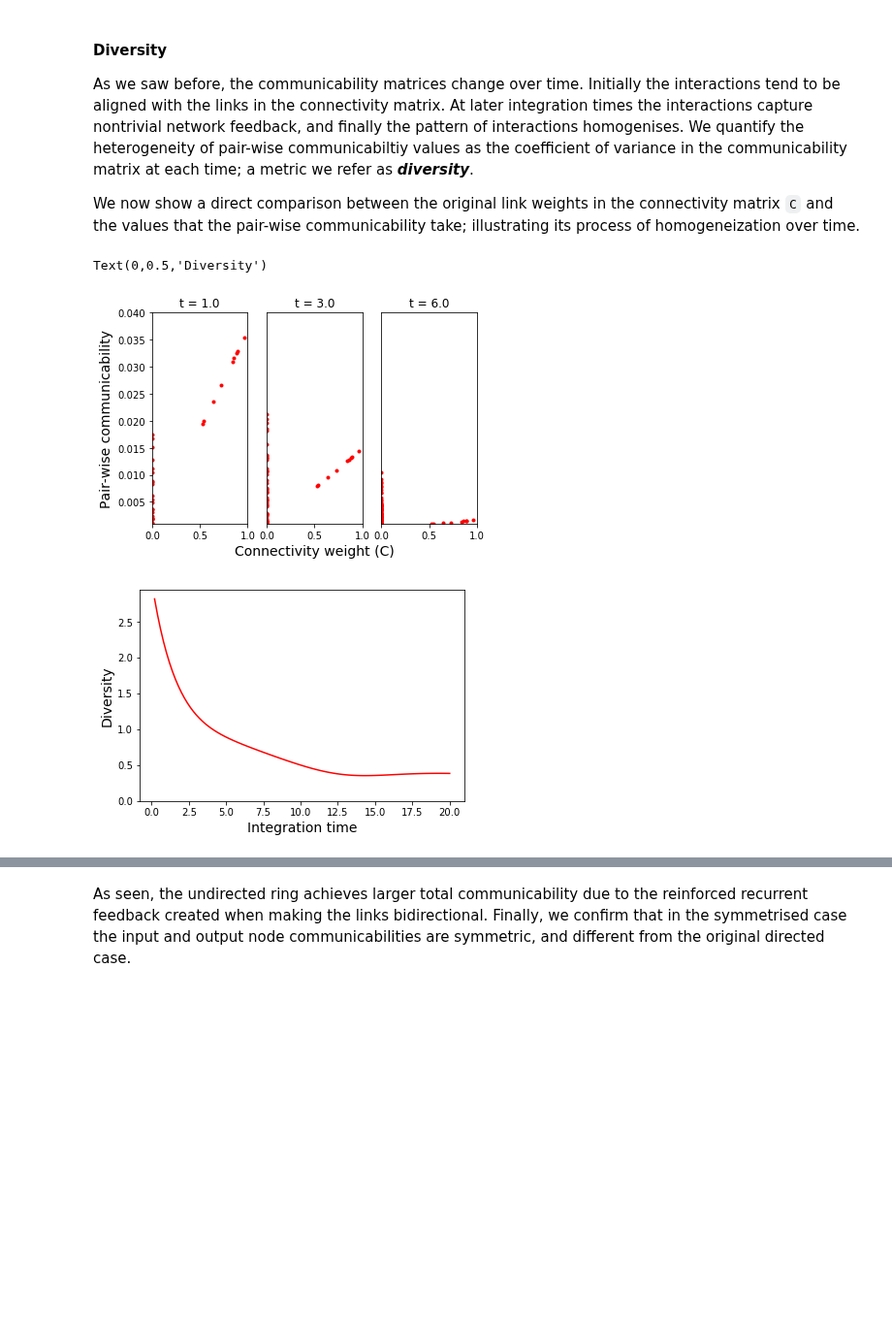
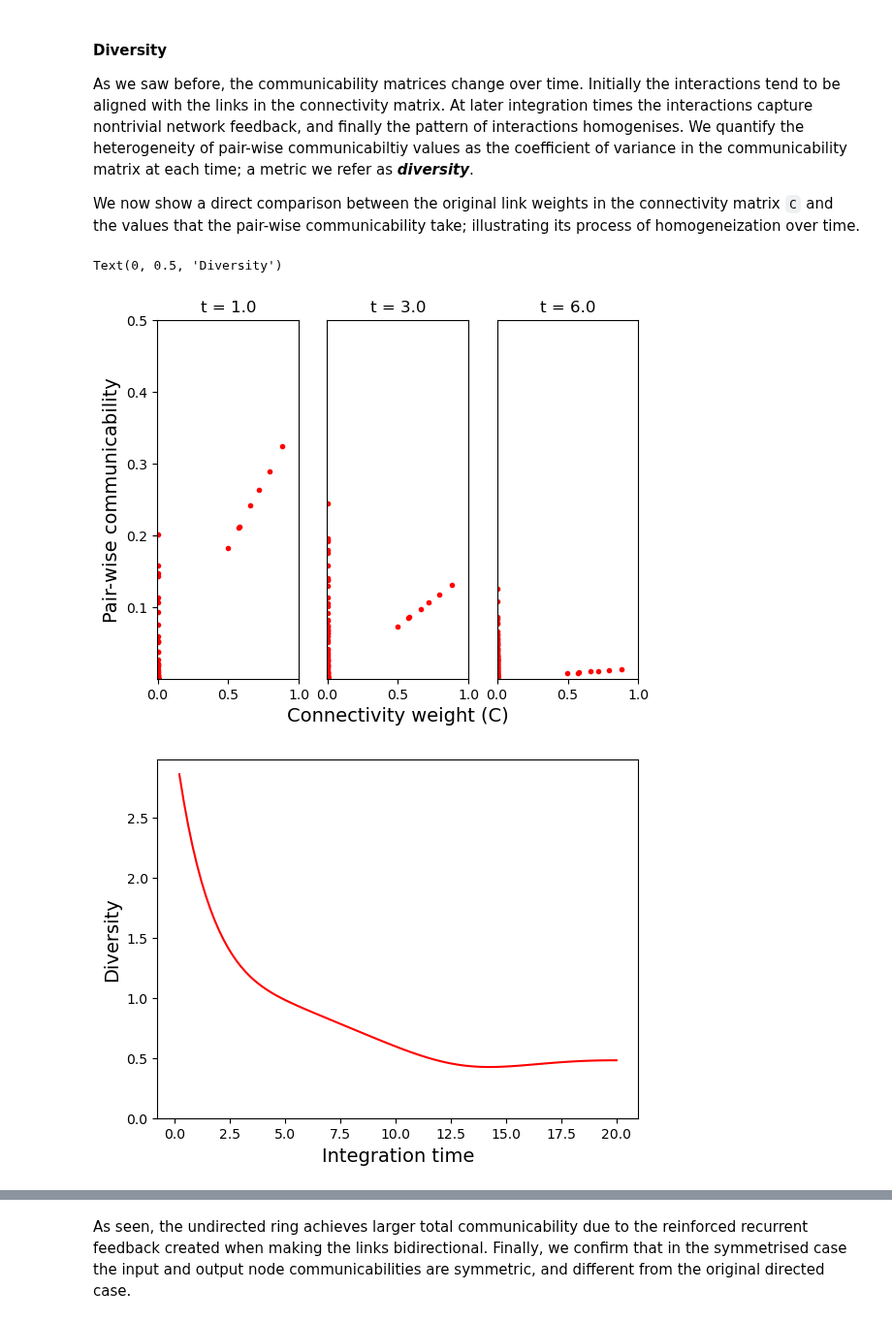
Before and after one commit to mb-BCA/NetDynFlow, a Jupyter notebook: Examples/Tutorial_1_Basics.ipynb, the cells around one changed output, grey strips where cells are left out. Shown at 97% size. Drawn from its saved outputs; the diff is of its cells as text; code cells hidden in the pictures; blank space fills up the shorter version.

```diff
--- a/Examples/Tutorial_1_Basics.ipynb
+++ b/Examples/Tutorial_1_Basics.ipynb
@@ -233,7 +223,7 @@ plt.colorbar()
 # %%
 # Calculate the in-/out- dynamic communicability for every node
 # indyncom and outdyncom are two arrays of shape (N,nsteps)
-indyncom_dir, outdyncom_dir = ndf.NodeEvolution(dyncom_dir)
+indyncom_dir, outdyncom_dir = ndf.NodeFlows(dyncom_dir)
 
 # Plot the input and output dynamic communicability of every node
 plt.figure()
@@ -280,8 +270,8 @@ Spectral radius:        1.80194
 Largest possible tau:   0.55496
 # %%
 # Set the matrix of noisy inputs
-sigma = np.zeros((N,N), np.float)
-sigma[0,0] = 1.0
+sigma1 = np.zeros((N,N), np.float64)
+sigma1[0,0] = 1.0
 # Set a time-constant
 tau = 0.45
 
@@ -292,9 +282,10 @@ tpoints = np.arange(0.0, tfinal+dt, dt)
 nsteps = len(tpoints)
 
 # Calculate the dynamic flow for a time span between 0 and tmax
-dynflow_und = ndf.DynFlow(undnet, tau, sigma, tmax=tfinal, timestep=dt, normed=True)
+dynflow_und = ndf.DynFlow(undnet, tau, sigma1, tmax=tfinal, timestep=dt, normed=True)
 # Calculate the dynamic communicability for a time span between 0 and tmax
-dyncom_und = ndf.DynCom(undnet, tau, tmax=tfinal, timestep=dt, normed=True)
+sigma2 = np.identity(N, dtype=np.float64)
+dyncom_und = ndf.DynFlow(undnet, tau, sigma2, tmax=tfinal, timestep=dt, normed=True)
 # %%
 # Visualise the dynamic communicability matrices at different times
 plt.figure(figsize=(10,3.8))
@@ -321,7 +312,7 @@ plt.colorbar()
 # %%
 # Calculate the in-/out- dynamic flow and communicability for every node
-inflow_und, outflow_und = ndf.NodeEvolution(dynflow_und)
-indyncom_und, outdyncom_und = ndf.NodeEvolution(dyncom_und)
+inflow_und, outflow_und = ndf.NodeFlows(dynflow_und)
+indyncom_und, outdyncom_und = ndf.NodeFlows(dyncom_und)
 
 # Plot the input and output results for every node
 plt.figure(figsize=(10,5))
@@ -416,7 +407,8 @@ nsteps = len(tpoints)
 tau = 1.0
 
 # Calculate dynamic communicability
-dc_dir = ndf.DynCom(C_dir, tau, tmax=tfinal, timestep=dt)
+sigma = np.identity(N, dtype=np.float64)
+dc_dir = ndf.DynFlow(C_dir, tau, sigma, tmax=tfinal, timestep=dt)
 
 # Visualise the communicability matrix at three different integration times
 plt.figure(figsize=(9,3))
@@ -425,10 +417,10 @@ for idx, t in enumerate([1,3,6]):
     plt.subplot(1,3,idx+1)
     plt.title('t = %1.1f' %t, fontsize=12)
     plt.imshow(dc_dir[int(t/dt)], interpolation='nearest', aspect='auto', cmap='Reds')
-    plt.clim(0, 0.04)
+    plt.clim(0, 0.3)
     plt.xticks(axticks, axticks+1, fontsize=10)
     plt.yticks(axticks, axticks+1, fontsize=10)
-    plt.colorbar(ticks=[0,0.01,0.02, 0.03, 0.04])
+    plt.colorbar(ticks=[0,0.1,0.2, 0.3])
     plt.xlabel('Target node', fontsize=14)
     if idx==0: plt.ylabel('Source node', fontsize=14)
 
@@ -493,32 +485,32 @@ We now show a direct comparison between the original link weights in the connect
 # %%
 # Plot the comparison between the connectivity weights and communicability over time.
 plt.figure()
 for i, t in enumerate([1,3,6]):
     plt.subplot(1,3,i+1)
     plt.plot(C_dir, dc_dir[int(t/dt)], '.r')
     if i==1:
         plt.xlabel('Connectivity weight (C)', fontsize=14)
     if i==0:
         plt.ylabel('Pair-wise communicability', fontsize=14)
     else:
         plt.yticks([])
-    plt.axis(xmin=-0.001, xmax=1, ymin=0.001, ymax=0.04)
+    plt.axis(xmin=-0.001, xmax=1, ymin=0.001, ymax=0.5)
     plt.title('t = %1.1f' %t)
 
 
 # Compute the diversity over time from the dyn. comm. tensor
 divers_dir = ndf.Diversity(dc_dir)
 
 # Plot the temporal evolution of the diversity
 plt.figure()
 plt.plot(tpoints, divers_dir, color='r')
 plt.axis(ymin=0)
 plt.xlabel('Integration time', fontsize=14)
 plt.ylabel('Diversity', fontsize=14)
 # %% [output]
-Text(0,0.5,'Diversity')
+Text(0, 0.5, 'Diversity')
-[figure, old version]
+[figure, new version]
-[figure, old version]
+[figure, new version]
 # %% [markdown]
 ### Undirected ring with weighted links
 
```
Also changed, not shown: parts of 27 cells of this notebook.
